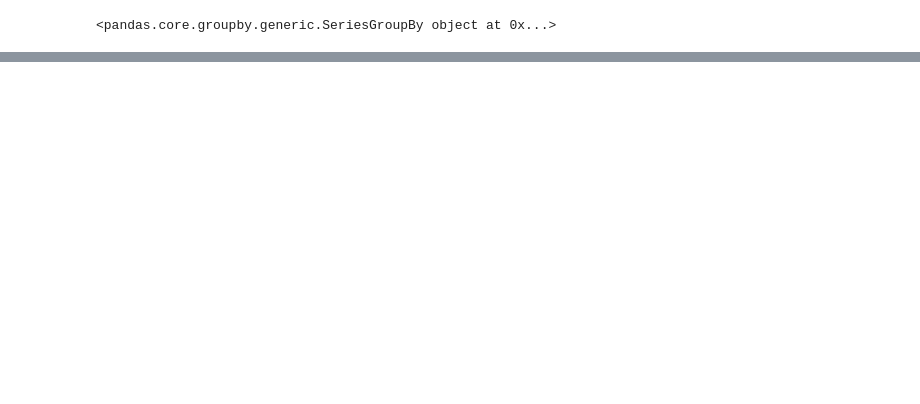
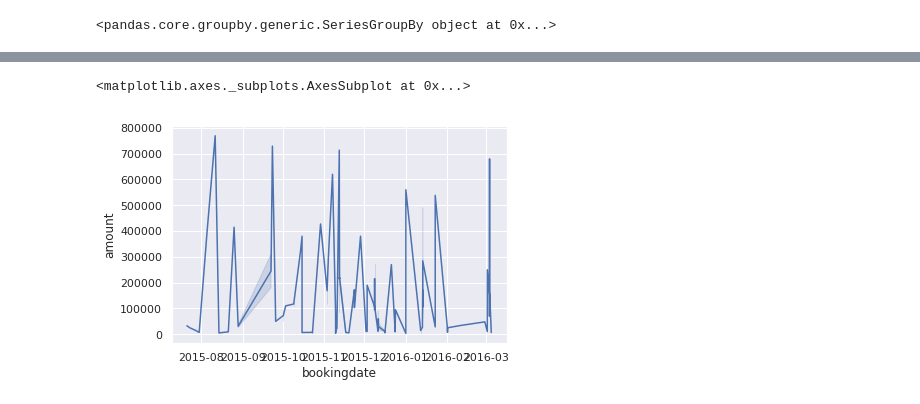
Before and after one commit to mennobo/CS4035_CDA_3, a Jupyter notebook: Assignment1/Untitled.ipynb, the cells around one changed output, grey strips where cells are left out. Drawn from its saved outputs; the diff is of its cells as text; code cells hidden in the pictures; blank space fills up the shorter version.

```diff
--- a/Assignment1/Untitled.ipynb
+++ b/Assignment1/Untitled.ipynb
@@ -123,0 +209,9 @@ import seaborn as sns
+# %%
+# Amount of fraud over time shows a small decline in the amount of fraud committed over time.
+fraudulent = df[df["is_fraud"] == 1]
+len(fraudulent)
+sns.lineplot(x="bookingdate", y="amount", data=fraudulent.sort_index(by='bookingdate'))
+# fm_daily = df.groupby(pd.TimeGrouper('D'))
+# %% [output]
+<matplotlib.axes._subplots.AxesSubplot at 0x...>
+[figure, added]
```
Also changed, not shown: parts of 14 cells of this notebook.
